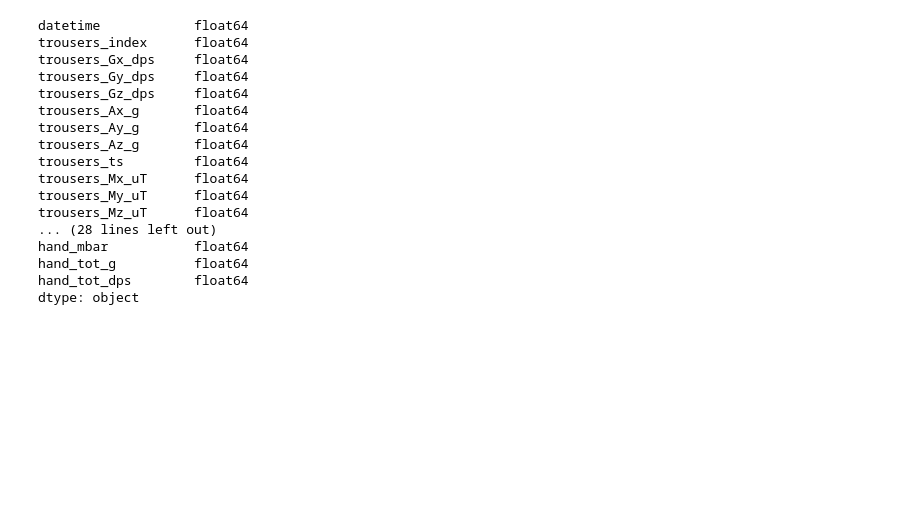
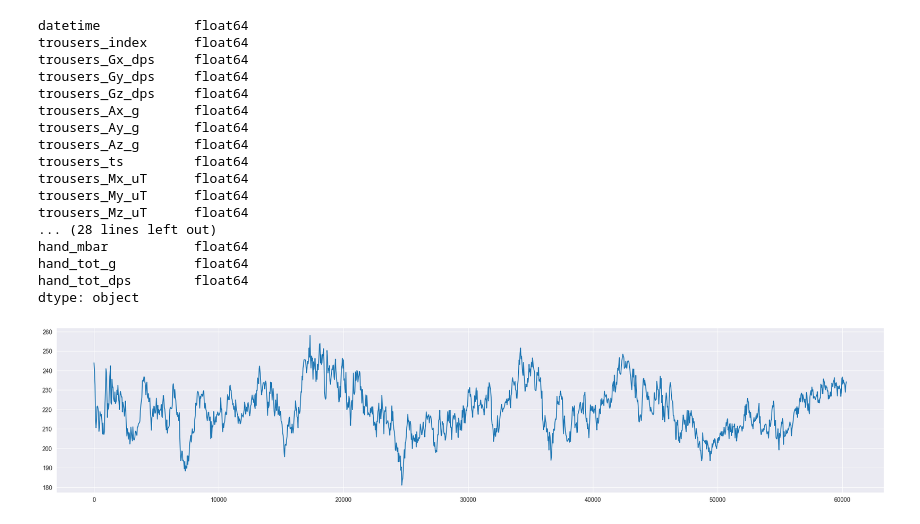
Before and after one commit to Gr33nMayhem/SyntheticIMUGeneration, a Jupyter notebook: notebooks/VTT-Conlot-Data_Visualisation.ipynb, the cells around one changed output. Saved outputs shown, nothing was run; the diff lists cells and outputs as text; code cells hidden in the pictures; blank space fills up the shorter version.

```diff
--- a/notebooks/VTT-Conlot-Data_Visualisation.ipynb
+++ b/notebooks/VTT-Conlot-Data_Visualisation.ipynb
@@ -19,6 +19,6 @@ IMU_path = data_path + '/IMU'
 Keypoint_path = data_path + '/Keypoint'
 # %%
 # Load activity 1 for user 1
-keypoint_data = pd.read_csv(Keypoint_path + '/Subject_01_Task_1.m2ts_keyPoints.csv')
-imu_data = pd.read_csv(IMU_path + '/activity_1_user_1_combined.csv')
+keypoint_data = pd.read_csv(Keypoint_path + '/Subject_01_Task_2.m2ts_keyPoints.csv')
+imu_data = pd.read_csv(IMU_path + '/activity_2_user_1_combined.csv')
 # %%
@@ -114,0 +173,14 @@ dtype: object
+# %%
+shoulder_mean_x = (keypoint_data['x5'] + keypoint_data['x6']) / 2
+shoulder_mean_y = (keypoint_data['y5'] + keypoint_data['y6']) / 2
+
+hip_mean_x = (keypoint_data['x11'] + keypoint_data['x12']) / 2
+hip_mean_y = (keypoint_data['y11'] + keypoint_data['y12']) / 2
+
+distance = np.sqrt((shoulder_mean_x - hip_mean_x) ** 2 + (shoulder_mean_y - hip_mean_y) ** 2)
+
+plt.figure(figsize=(25, 5))
+plt.plot(keypoint_data['timestamp'], distance)
+plt.show()
+# %% [output]
+[figure, added]
```
Also changed, not shown: parts of 25 cells of this notebook, 3 other files.
